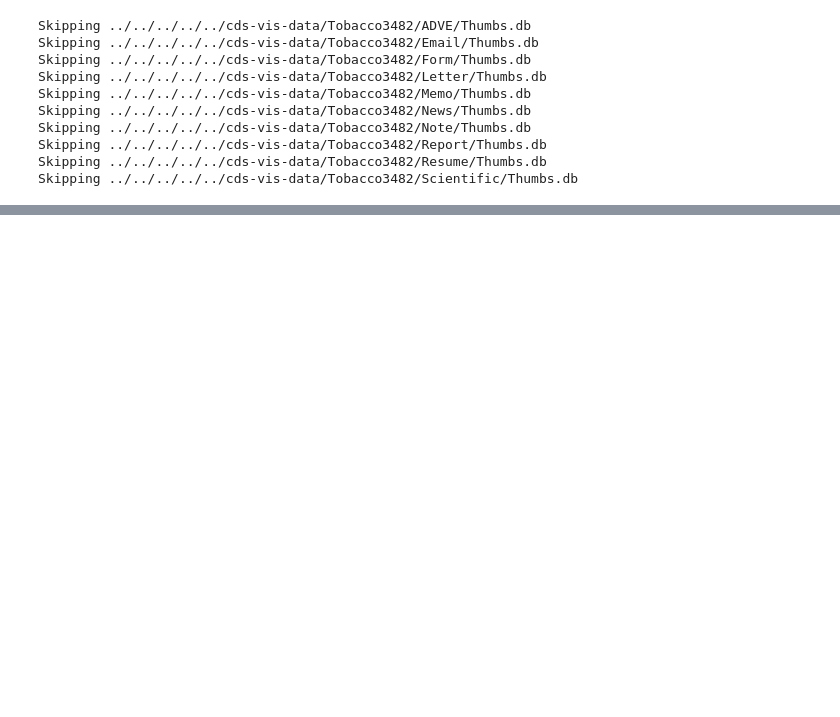
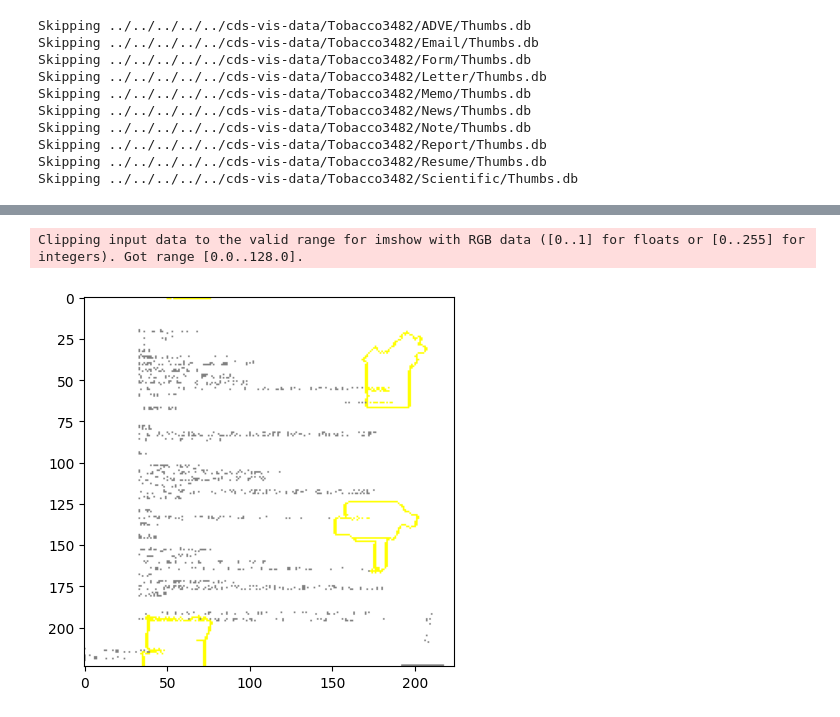
Before and after one commit to SMosegaard/cds-vis, a Jupyter notebook: assignments/assignment-3/src/combine.ipynb, the cells around one changed output, grey strips where cells are left out. Saved outputs shown, nothing was run; the diff lists cells and outputs as text; code cells hidden in the pictures; blank space fills up the shorter version.

Commit message:
trying to visualize what the model sees, testing different methdods

```diff
--- a/assignments/assignment-3/src/combine.ipynb
+++ b/assignments/assignment-3/src/combine.ipynb
@@ -295,4 +296,4 @@ Skipping ../../../../../cds-vis-data/Tobacco3482/Report/Thumbs.db
 Skipping ../../../../../cds-vis-data/Tobacco3482/Resume/Thumbs.db
 Skipping ../../../../../cds-vis-data/Tobacco3482/Scientific/Thumbs.db
 # %%
-model = define_model("yes", "adam")
+model = define_model("no", "adam")
@@ -370,0 +404,20 @@ AttributeError: in user code:
+# %%
+filepath = os.path.join("../../../../../cds-vis-data/Tobacco3482/Email/527970475+-0476.jpg")
+#filepath = os.path.join("../../../../../cds-vis-data/Tobacco3482/News/0000644359.jpg")
+#filepath = os.path.join("../../../../../cds-vis-data/Tobacco3482/Scientific/10064589_10064594.jpg")
+
+img = image.load_img(filepath, target_size=(224, 224))
+x = image.img_to_array(img)
+
+# Create LIME explainer
+explainer = lime_image.LimeImageExplainer()
+
+# Explain the prediction
+explanation = explainer.explain_instance(x, model.predict, top_labels=5, hide_color=0, num_samples=1000)
+
+# Show explanation
+temp, mask = explanation.get_image_and_mask(explanation.top_labels[0], positive_only=True, num_features=5, hide_rest=False)
+plt.imshow(mark_boundaries(temp / 2 + 0.5, mask))
+plt.savefig("EmailDoc_explained.jpg")
+plt.show()
+# %% [output]
@@ -371,3 +441,5 @@ AttributeError: in user code:
+Clipping input data to the valid range for imshow with RGB data ([0..1] for floats or [0..255] for integers). Got range [0.0..128.0].
+[figure, added]
 # %%
 from sklearn.model_selection import GridSearchCV
 
```
Also changed, not shown: parts of 28 cells of this notebook, 5 other files.
